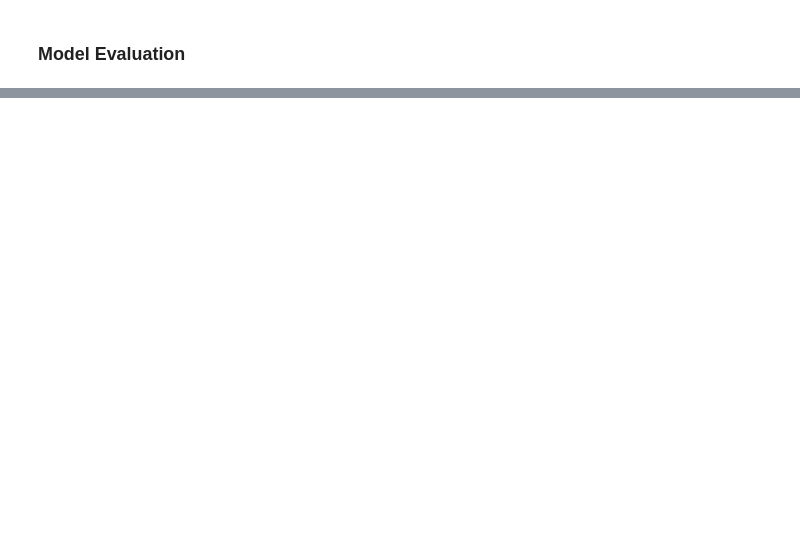
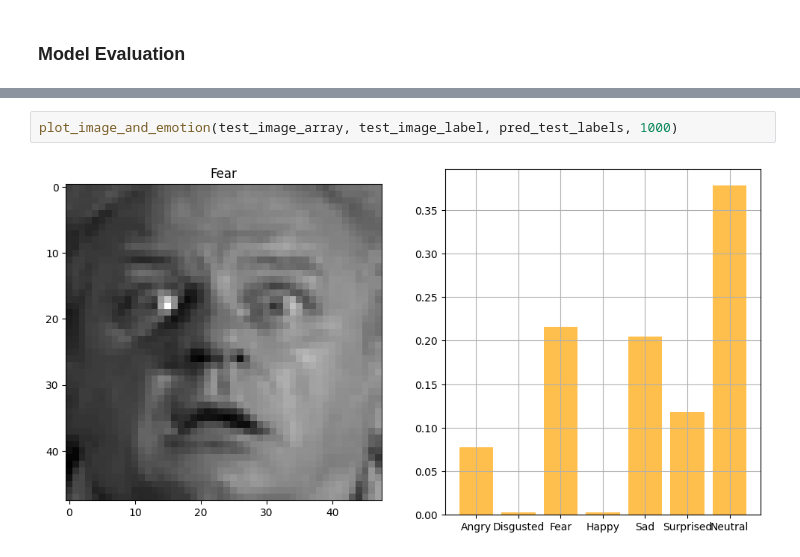
Before and after one commit to Ammar-creator-cmd/DataVisualization, a Jupyter notebook: Emotion_Detector.ipynb, the cells around one changed output, grey strips where cells are left out. Cells and saved outputs as stored; diff of their text form; blank space fills up the shorter version.

```diff
--- a/Emotion_Detector.ipynb
+++ b/Emotion_Detector.ipynb
@@ -360,0 +394,4 @@ plt.legend()  # Add a legend to the plot
+# %%
+plot_image_and_emotion(test_image_array, test_image_label, pred_test_labels, 1000)
+# %% [output]
+[figure, added]
```
Also changed, not shown: parts of 10 cells of this notebook.
